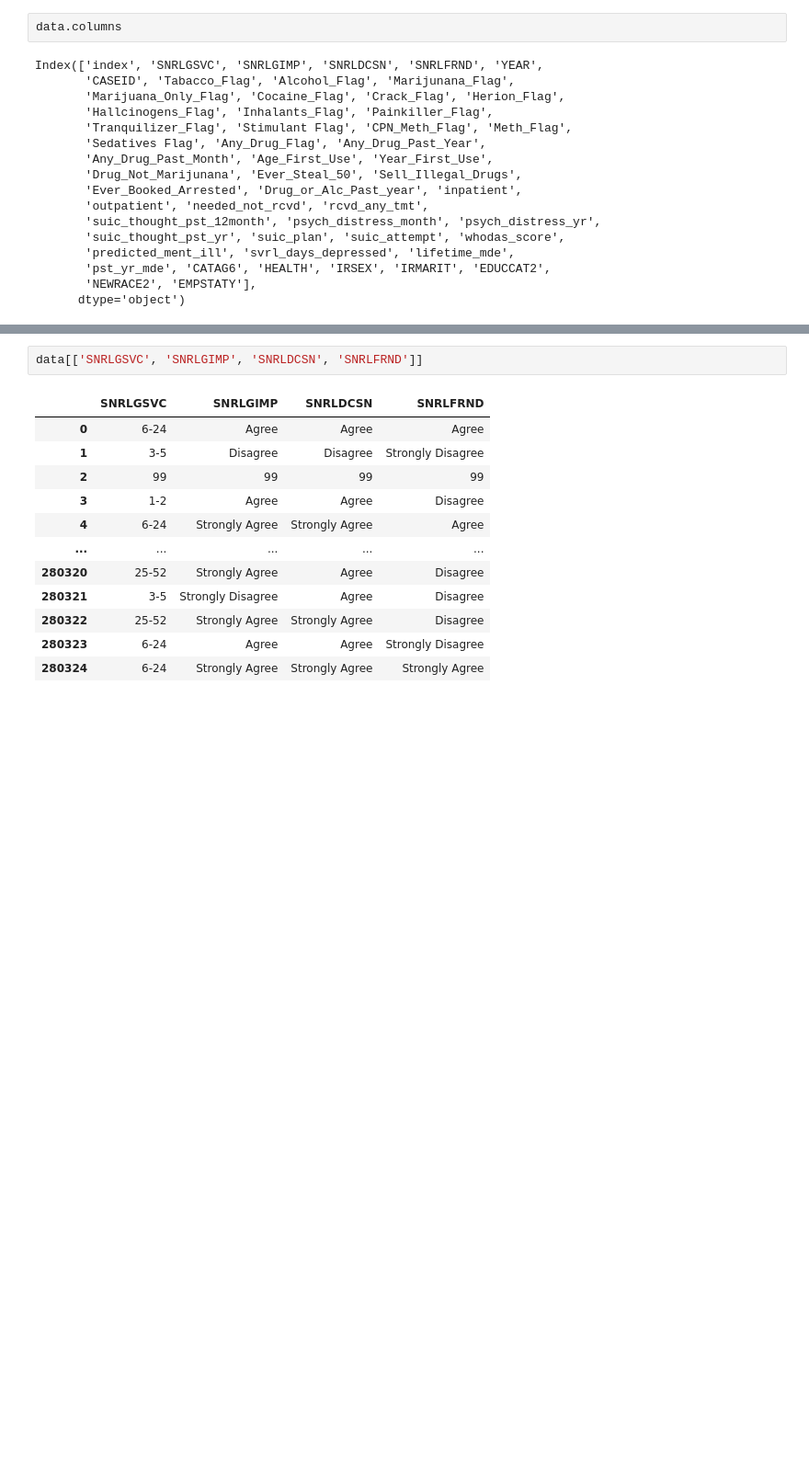
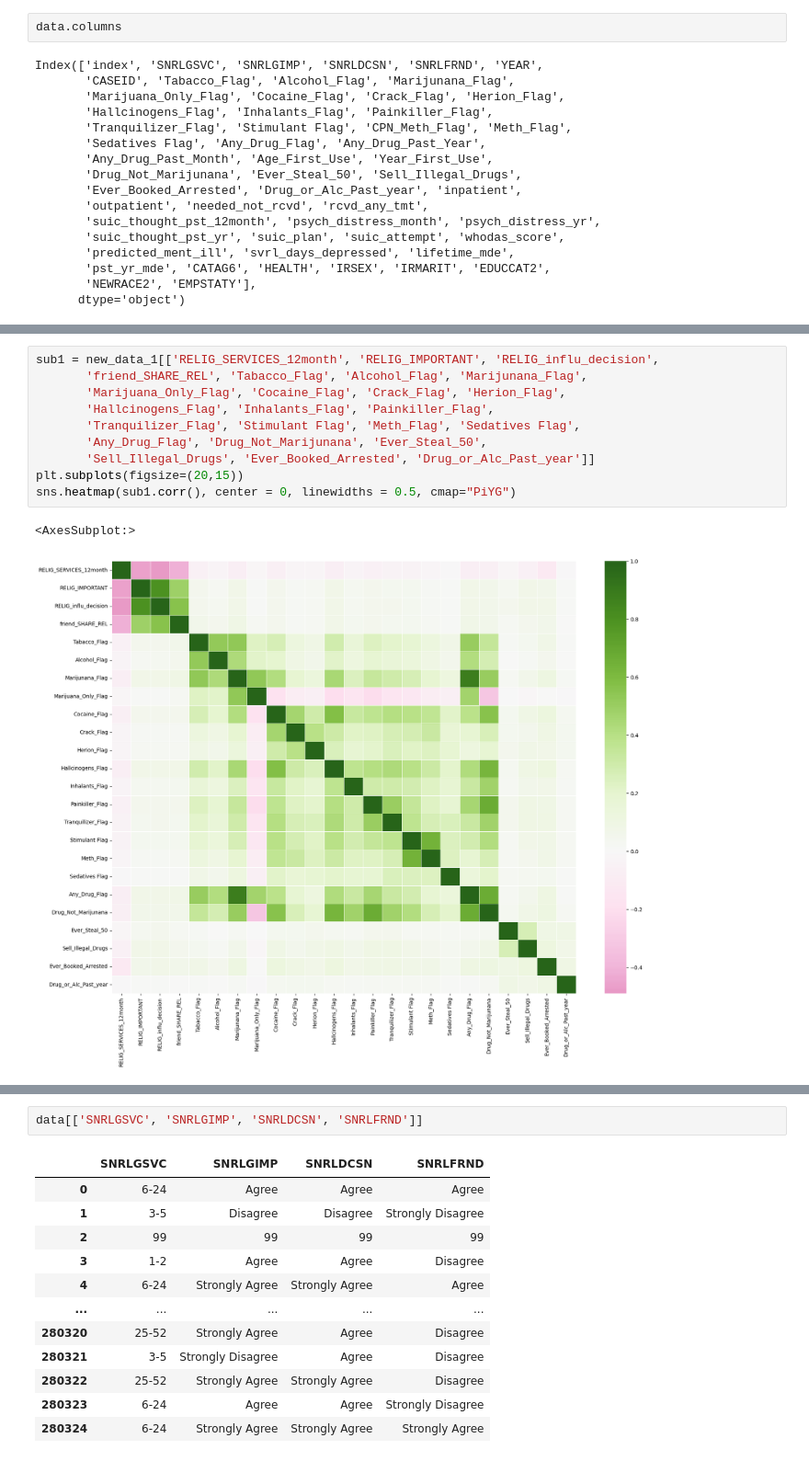
Before and after one commit to zaxiang/DDS_Project, a Jupyter notebook: Heatmap.ipynb, the cells around one changed output, grey strips where cells are left out. Shown at 92% size. Saved outputs shown, nothing was run; the diff lists cells and outputs as text; blank space fills up the shorter version.

```diff
--- a/Heatmap.ipynb
+++ b/Heatmap.ipynb
@@ -25,0 +59,13 @@ Index(['index', 'SNRLGSVC', 'SNRLGIMP', 'SNRLDCSN', 'SNRLFRND', 'YEAR',
+# %%
+sub1 = new_data_1[['RELIG_SERVICES_12month', 'RELIG_IMPORTANT', 'RELIG_influ_decision',
+       'friend_SHARE_REL', 'Tabacco_Flag', 'Alcohol_Flag', 'Marijunana_Flag',
+       'Marijuana_Only_Flag', 'Cocaine_Flag', 'Crack_Flag', 'Herion_Flag',
+       'Hallcinogens_Flag', 'Inhalants_Flag', 'Painkiller_Flag',
+       'Tranquilizer_Flag', 'Stimulant Flag', 'Meth_Flag', 'Sedatives Flag',
+       'Any_Drug_Flag', 'Drug_Not_Marijunana', 'Ever_Steal_50',
+       'Sell_Illegal_Drugs', 'Ever_Booked_Arrested', 'Drug_or_Alc_Past_year']]
+plt.subplots(figsize=(20,15))
+sns.heatmap(sub1.corr(), center = 0, linewidths = 0.5, cmap="PiYG")
+# %% [output]
+<AxesSubplot:>
+[figure, added]
```
Also changed, not shown: parts of 7 cells of this notebook.
